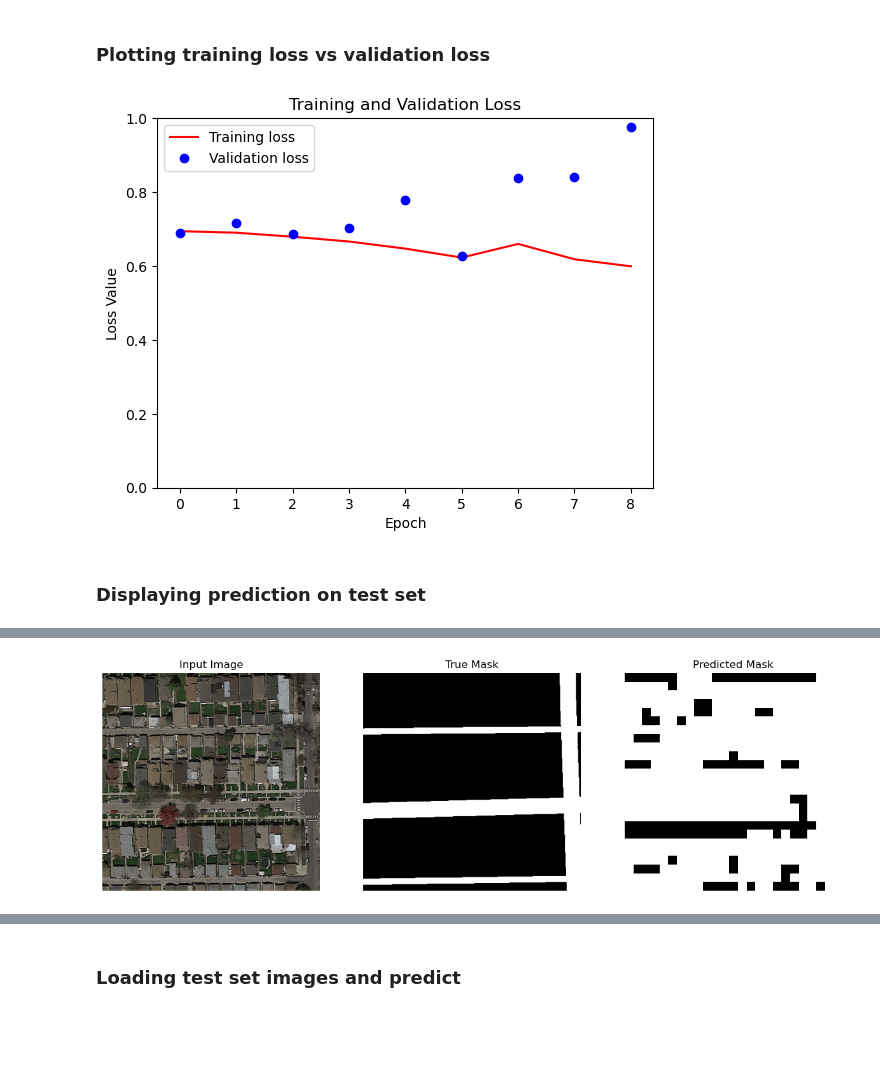
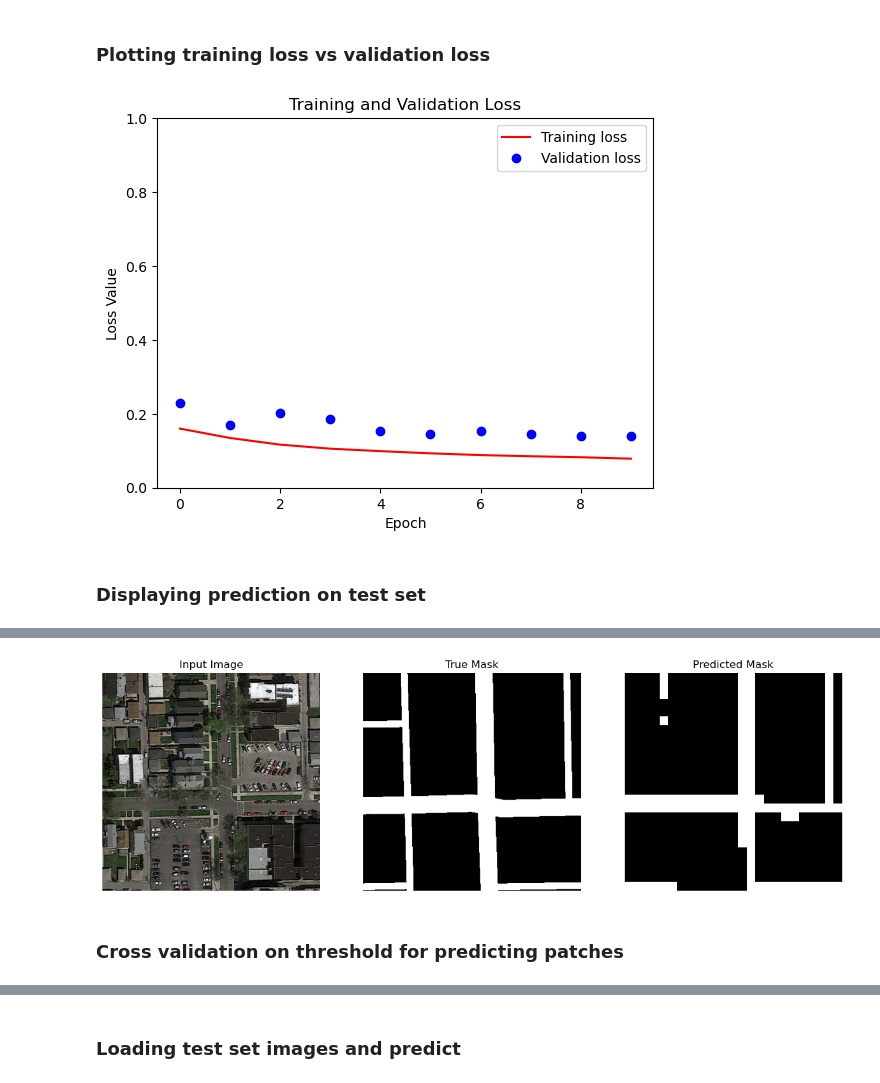
Before and after one commit to haraldhob/ML_course, a Jupyter notebook: projects/project2/project_road_segmentation/project 2.ipynb, the cells around one changed output, grey strips where cells are left out. Saved outputs shown, nothing was run; the diff lists cells and outputs as text; code cells hidden in the pictures; blank space fills up the shorter version.

```diff
--- a/projects/project2/project_road_segmentation/project 2.ipynb
+++ b/projects/project2/project_road_segmentation/project 2.ipynb
@@ -311,8 +313,8 @@ epochs = 25
 # %%
 # Choose augmentation options
 augment_options = {
-    "rotation": {"angles": [0]}
-    # , "deformation": {"alpha": 34, "sigma": 4}
+    "rotation": {"angles": [0, 45, 90, 180, 270]}
+    , "deformation": {"alpha": 34, "sigma": 4}
     # , "cropping": {"height": 200, "width": 200}
 }
 
@@ -503,7 +508,8 @@ ________________________________________________________________________________
 # %%
 # Compile the model
-unet_model.compile(optimizer='adam', loss='binary_crossentropy', metrics=['accuracy'])
+model = tf.keras.Model(inputs=[inputs], outputs=[outputs])
+model.compile(optimizer='adam', loss='binary_crossentropy', metrics=['accuracy'])
 
 # Print the model summary
-unet_model.summary()
+model.summary()
 # %% [output]
@@ -538,12 +544,12 @@ labels = y_train.flatten()
 # Calculate class weights
 class_weights = class_weight.compute_class_weight('balanced', classes=np.unique(y_train), y=labels)
 
-# Create a dictionary to pass to fit functio
+# Create a dictionary to pass to fit function
 class_weights = {0: class_weights[0], 1: class_weights[1]}
 
 callbacks = [
         tf.keras.callbacks.EarlyStopping(patience=3, monitor='val_loss'),
         tf.keras.callbacks.TensorBoard(log_dir='logs')]
 
-unet_model.fit(X_train, y_train, class_weight=class_weights, validation_data=(X_test, y_test), batch_size=10, epochs=25, callbacks=callbacks)
+model.fit(X_train, y_train, class_weight=class_weights, validation_data=(X_test, y_test), batch_size=20, epochs=10, callbacks=callbacks)
 # %% [output]
@@ -567,8 +577,8 @@ Epoch 9/25
 # %% [markdown]
 ### Plotting training loss vs validation loss
 # %%
-loss = unet_model.history.history['loss']
-val_loss = unet_model.history.history['val_loss']
+loss = model.history.history['loss']
+val_loss = model.history.history['val_loss']
 
 plt.figure()
 plt.plot(loss, 'r', label='Training loss')
@@ -581,7 +591,7 @@ plt.legend()
 plt.savefig("train_validation_loss.png")
 plt.show()
 # %% [output]
-[figure, old version]
+[figure, new version]
 # %% [markdown]
 ### Displaying prediction on test set
 # %%
@@ -635,17 +645,46 @@ def predictions_to_majority_patches(predictions, patch_size=(16, 16)):
 
     return majority_patches
 
+def predictions_to_thresholded_patches(predictions, patch_size=(16, 16), threshold=0.5):
+    """
+    Convert model predictions to patches based on a threshold.
+
+    :param predictions: 2D array of predictions.
+    :param patch_size: Tuple indicating the size of patches (height, width).
+    :param threshold: Proportion of foreground pixels required to label a patch as foreground.
+    :return: 2D array where each element represents the label for a patch.
+    """
+    height, width = predictions.shape[:2]
+    patch_height, patch_width = patch_size
+    num_patches_vertically = height // patch_height
+    num_patches_horizontally = width // patch_width
+
+    # Initialize an array to store the label for each patch
+    thresholded_patches = np.zeros((num_patches_vertically, num_patches_horizontally), dtype=np.uint8)
+
+    # Iterate over the patches and calculate the label based on the threshold
+    for i in range(num_patches_vertically):
+        for j in range(num_patches_horizontally):
+            patch = predictions[i * patch_height: (i + 1) * patch_height, j * patch_width: (j + 1) * patch_width]
+            foreground_proportion = np.mean(patch)
+            thresholded_patches[i, j] = int(foreground_proportion > threshold)
+
+    return thresholded_patches
+
+
 # Example usage of the functions
 i = random.randint(0, len(X_test) - 1)
+print(i)
+i = 103
 sample_image = X_test[i]
 sample_mask = y_test[i]
 
 # Predict the mask for the sample image
-prediction = unet_model.predict(sample_image[tf.newaxis, ...])[0]
+prediction = model.predict(sample_image[tf.newaxis, ...])[0]
 predicted_mask = (prediction > 0.5).astype(np.uint8)
 
 # Convert the predicted mask into majority-voted patches
-predicted_majority_patches = predictions_to_majority_patches(predicted_mask)
+predicted_majority_patches = predictions_to_thresholded_patches(predicted_mask, threshold=0.7)
 
 # Display the original image, true mask, and predicted mask
 display([sample_image, sample_mask, predicted_majority_patches])
@@ -654 +694,3 @@ display([sample_image, sample_mask, predicted_majority_patches])
-[figure, old version]
+[figure, new version]
+# %% [markdown]
+### Cross validation on threshold for predicting patches
```
Also changed, not shown: parts of 10 cells of this notebook.
